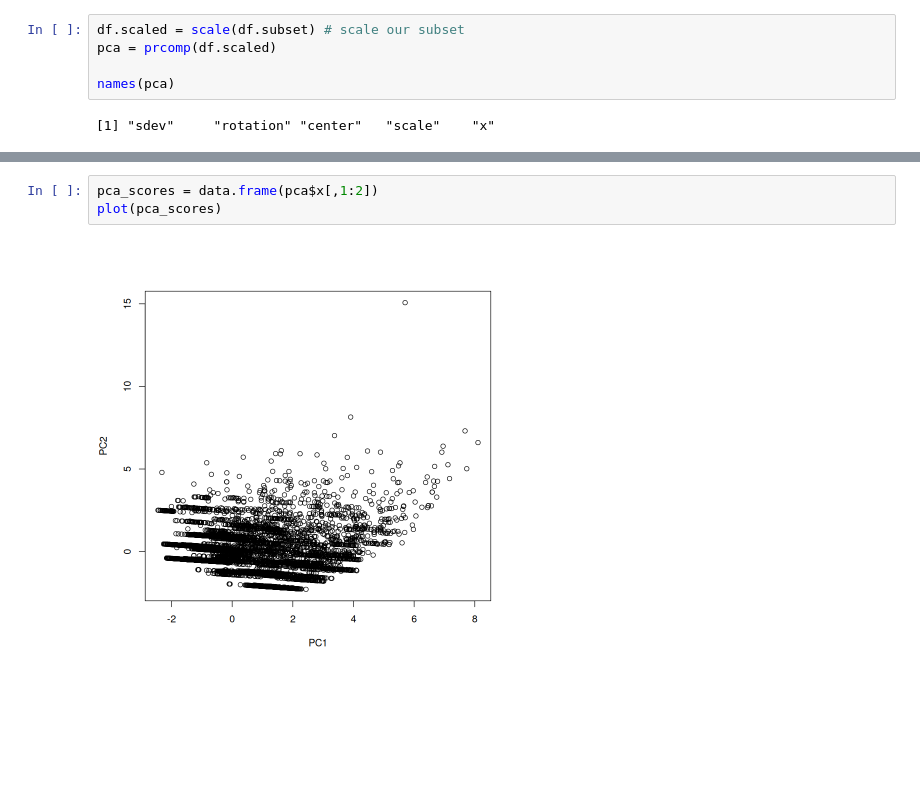
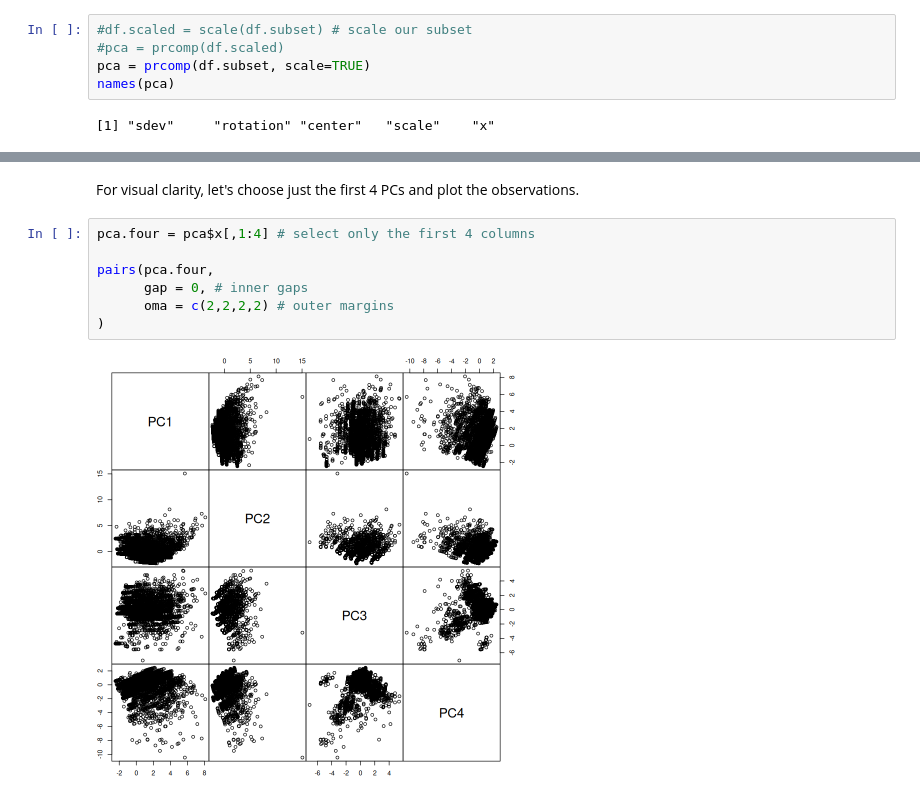
Before and after one commit to Bi-Rabittoh/covid-data-analysis, a Jupyter notebook: data-analysis.ipynb, the cells around one changed output, grey strips where cells are left out. Drawn from its saved outputs; the diff is of its cells as text; blank space fills up the shorter version.

```diff
--- a/data-analysis.ipynb
+++ b/data-analysis.ipynb
@@ -362,7 +369,7 @@ Now we can use the `scale()` function to scale our subset, then `prcomp` to make
 # %%
-df.scaled = scale(df.subset) # scale our subset
-pca = prcomp(df.scaled)
-
+#df.scaled = scale(df.subset) # scale our subset
+#pca = prcomp(df.scaled)
+pca = prcomp(df.subset, scale=TRUE)
 names(pca)
 # %% [output]
 [1] "sdev"     "rotation" "center"   "scale"    "x"
@@ -413,5 +486,11 @@ A matrix: 15 × 15 of type dbl
+# %% [markdown]
+For visual clarity, let's choose just the first 4 PCs and plot the observations.
 # %%
-pca_scores = data.frame(pca$x[,1:2])
-plot(pca_scores)
+pca.four = pca$x[,1:4] # select only the first 4 columns
+
+pairs(pca.four,
+      gap = 0, # inner gaps
+      oma = c(2,2,2,2) # outer margins
+)
 # %% [output]
-[figure, old version]
+[figure, new version]
```
Also changed, not shown: parts of 51 cells of this notebook.
